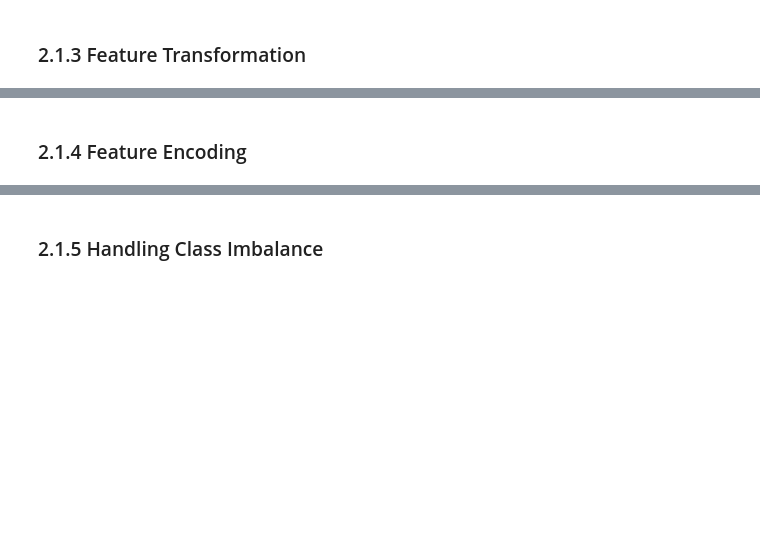
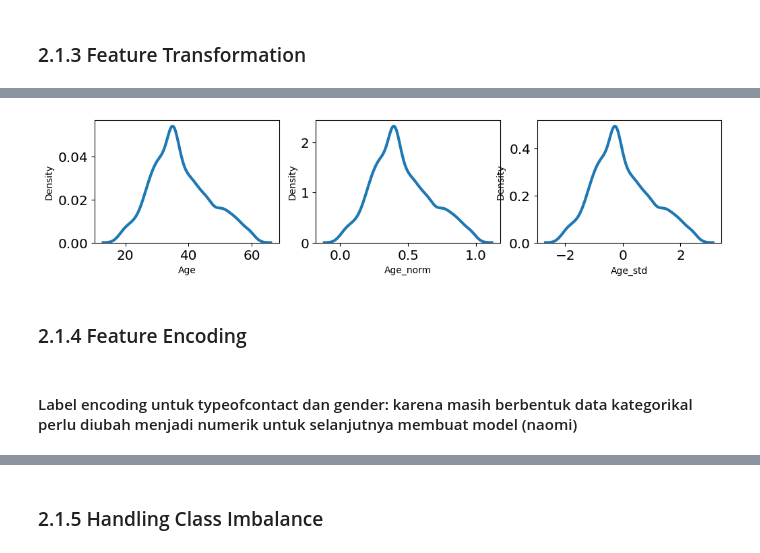
Before and after one commit to andreadeputra/Rakamin_Final_Project, a Jupyter notebook: Infinity.ipynb, the cells around one changed output, grey strips where cells are left out. Drawn from its saved outputs; the diff is of its cells as text; code cells hidden in the pictures; blank space fills up the shorter version.

Commit message:
Update data cleansing, add feature transformation

```diff
--- a/Infinity.ipynb
+++ b/Infinity.ipynb
@@ -38,7 +44,7 @@ rcParams['ytick.labelsize'] = 'x-large'
 Dataset diambil dari Kaggle, [Holiday Package Prediction](https://www.kaggle.com/datasets/susant4learning/holiday-package-purchase-prediction)
 # %%
 # Colab path
-filepath = '/content/drive/MyDrive/Rakamin DS Final Project/data/Travel.csv'
+filepath = '/content/Travel.csv'
 # %%
 # Load Data
 df = pd.read_csv(filepath)
@@ -425,3 +431,18 @@ df_miss.sort_values(by='Taken', ascending=False).head(8)
 | 16 | NumberOfChildrenVisiting | 7 | 0.14 | 59 | 1.21 |
 | 10 | PreferredPropertyStar | 6 | 0.12 | 20 | 0.41 |
 | 2 | TypeofContact | 3 | 0.06 | 22 | 0.45 |
+# %%
+fill_modus = ['TypeofContact', 'PreferredPropertyStar', 'NumberOfFollowups', 'NumberOfTrips', 'NumberOfChildrenVisiting']
+fill_median = ['DurationOfPitch', 'MonthlyIncome']
+fill_mean = ['Age']
+
+for col in fill_modus:
+    df1[col].fillna(df[col].mode()[0], inplace=True)
+
+for col in fill_median:
+    df1[col].fillna(df[col].mode()[0], inplace=True)
+
+for col in fill_mean:
+    df1[col].fillna(df[col].mode()[0], inplace=True)
+
+df1.info()
@@ -436,8 +475,6 @@ print(f'Rasio baris data duplikat adalah {dupes_percent}% dari total baris')
 Total Duplicate Rows: 141
 Rasio baris data duplikat adalah 2.9% dari total baris
 # %%
-# sekedar simulasi apabila dibuang
-df1.dropna(inplace=True)
 df1.drop_duplicates(inplace=True)
 df1.info()
 # %% [output]
@@ -560,2 +591,7 @@ memory usage: 623.9+ KB
 # %% [markdown]
 ### 2.1.3 Feature Transformation
+# %%
+df1['Age_norm'] = MinMaxScaler().fit_transform(df1['Age'].values.reshape(len(df1), 1))
+df1['Age_std'] = StandardScaler().fit_transform(df1['Age'].values.reshape(len(df1), 1))
+Age1 = ['Age','Age_norm','Age_std']
+df1[Age1].describe()
@@ -561,0 +608,6 @@ memory usage: 623.9+ KB
+# %%
+for i in range(0, len(Age1)):
+    plt.subplot(3,3,i+1)
+    sns.kdeplot(df1[Age1[i]])
+# %% [output]
+[figure, added]
@@ -562,2 +620,4 @@ memory usage: 623.9+ KB
 # %% [markdown]
 ### 2.1.4 Feature Encoding
+# %% [markdown]
+#### Label encoding untuk typeofcontact dan gender: karena masih berbentuk data kategorikal perlu diubah menjadi numerik untuk selanjutnya membuat model (naomi)
```
Also changed, not shown: parts of 27 cells of this notebook.
